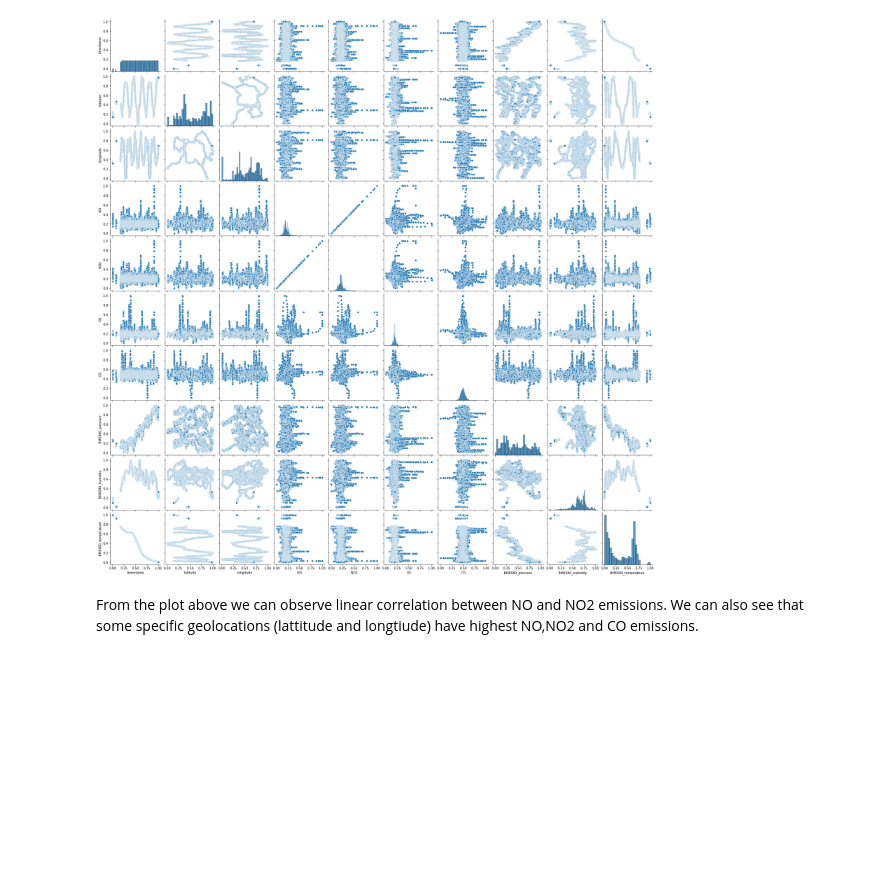
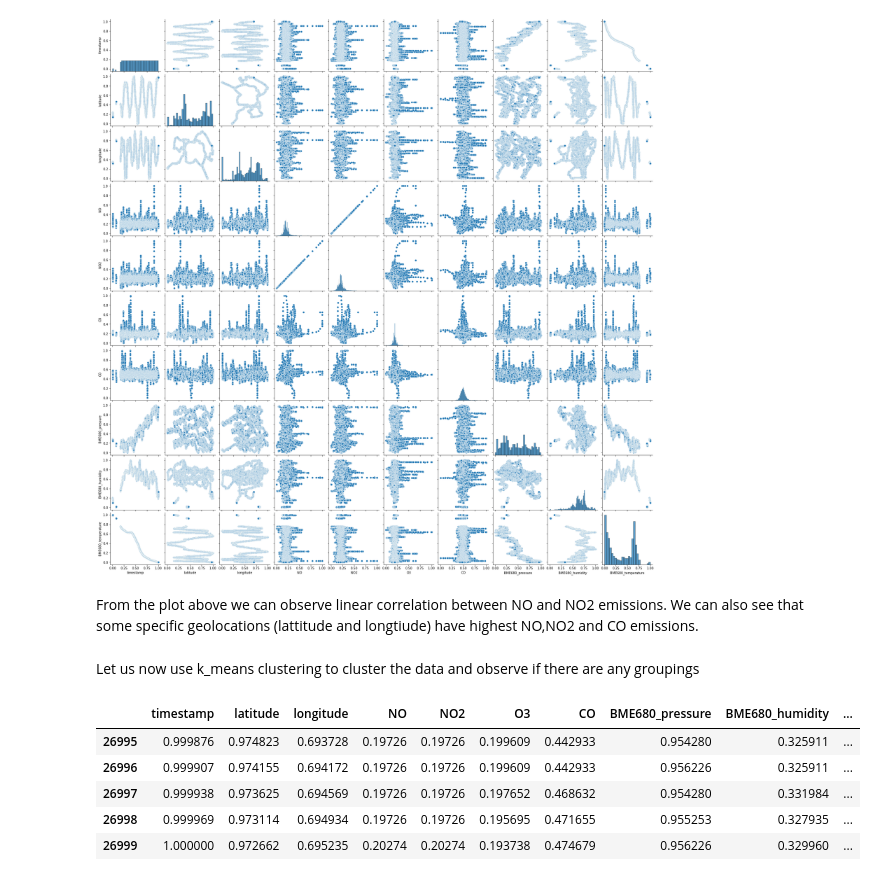
Before and after one commit to habeshwoub/WB_Git, a Jupyter notebook: Heltramairquality.ipynb, the cells around one changed output. Cells and saved outputs as stored; diff of their text form; code cells hidden in the pictures; blank space fills up the shorter version.

```diff
--- a/Heltramairquality.ipynb
+++ b/Heltramairquality.ipynb
@@ -201,3 +202,18 @@ sns.pairplot(df)
 # %% [markdown]
 From the plot above we can observe linear correlation between NO and NO2 emissions.
 We can also see that some specific geolocations (lattitude and longtiude) have highest NO,NO2 and CO emissions.
+# %% [markdown]
+Let us now use k_means clustering to cluster the data and observe if there are any groupings
+# %%
+X = df
+mykmeans = KMeans(n_clusters= 8, random_state=0) # let's assume k value of 6
+df["cluster"] = mykmeans.fit_predict(X)
+df["cluster"]= df["cluster"].astype("category")
+df.tail()
+# %% [output]
+|  | timestamp | latitude | longitude | NO | NO2 | O3 | CO | BME680_pressure | BME680_humidity | ... |
+| 26995 | 0.999876 | 0.974823 | 0.693728 | 0.19726 | 0.19726 | 0.199609 | 0.442933 | 0.954280 | 0.325911 | ... |
+| 26996 | 0.999907 | 0.974155 | 0.694172 | 0.19726 | 0.19726 | 0.199609 | 0.442933 | 0.956226 | 0.325911 | ... |
+| 26997 | 0.999938 | 0.973625 | 0.694569 | 0.19726 | 0.19726 | 0.197652 | 0.468632 | 0.954280 | 0.331984 | ... |
+| 26998 | 0.999969 | 0.973114 | 0.694934 | 0.19726 | 0.19726 | 0.195695 | 0.471655 | 0.955253 | 0.327935 | ... |
+| 26999 | 1.000000 | 0.972662 | 0.695235 | 0.20274 | 0.20274 | 0.193738 | 0.474679 | 0.956226 | 0.329960 | ... |
```
Also changed, not shown: parts of 4 cells of this notebook, 1 other file.
